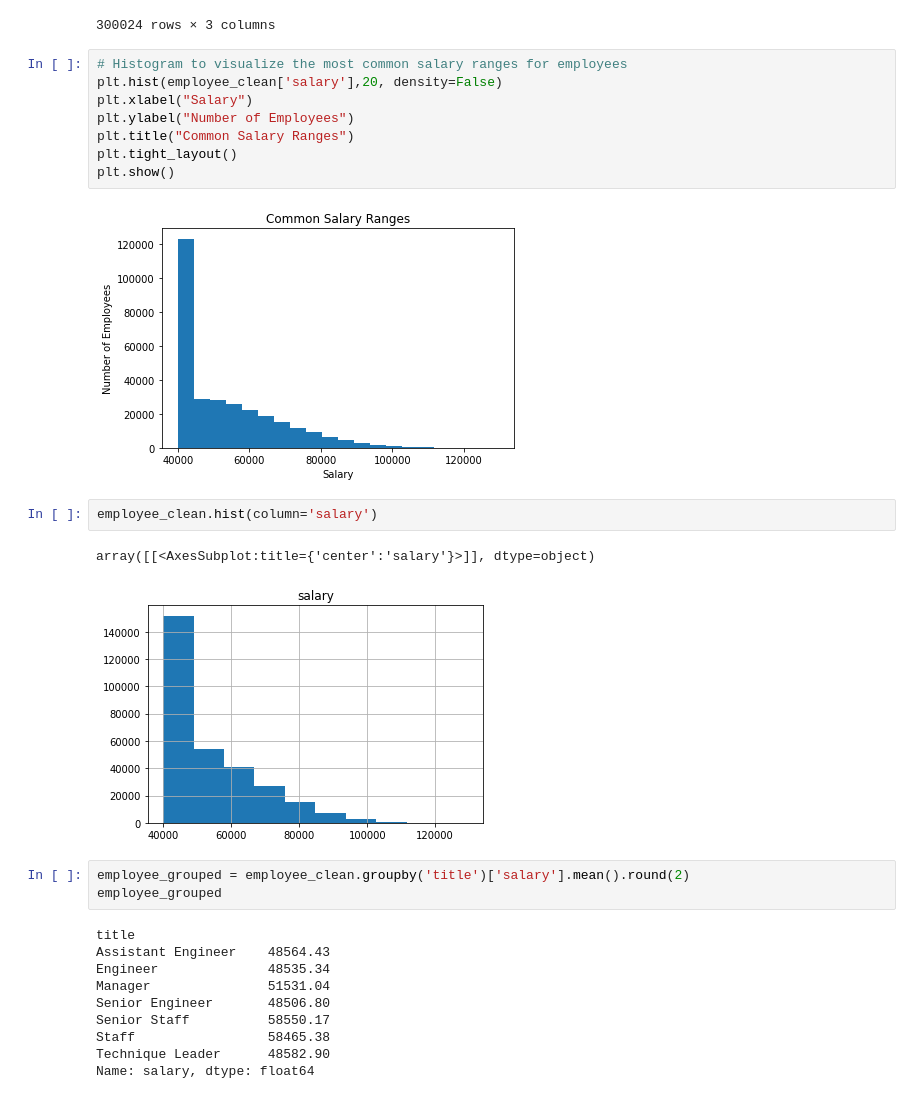
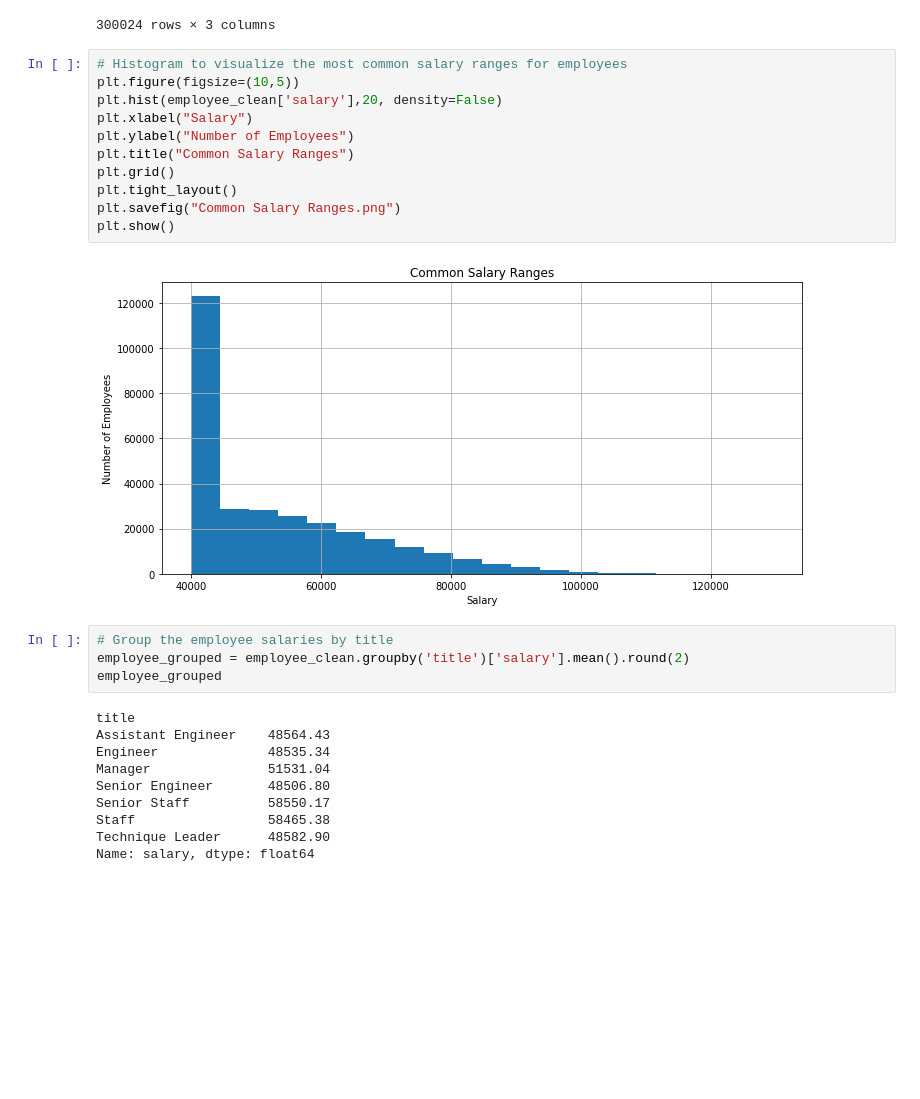
Before and after one commit to J3N1/UCI_Homework_Hwang, a Jupyter notebook: 09-SQL_Challenge/EmployeeSQL/Bonus_Analysis.ipynb, the cells around one changed output. Drawn from its saved outputs; the diff is of its cells as text; blank space fills up the shorter version.

```diff
--- a/09-SQL_Challenge/EmployeeSQL/Bonus_Analysis.ipynb
+++ b/09-SQL_Challenge/EmployeeSQL/Bonus_Analysis.ipynb
@@ -73,20 +73,19 @@ employee_clean
 300024 rows × 3 columns
 # %%
 # Histogram to visualize the most common salary ranges for employees
+plt.figure(figsize=(10,5))
 plt.hist(employee_clean['salary'],20, density=False)
 plt.xlabel("Salary")
 plt.ylabel("Number of Employees")
 plt.title("Common Salary Ranges")
+plt.grid()
 plt.tight_layout()
+plt.savefig("Common Salary Ranges.png")
 plt.show()
 # %% [output]
-[figure, old version]
+[figure, new version]
-# %%
-employee_clean.hist(column='salary')
-# %% [output]
-array([[<AxesSubplot:title={'center':'salary'}>]], dtype=object)
-[figure, removed]
 # %%
+# Group the employee salaries by title
 employee_grouped = employee_clean.groupby('title')['salary'].mean().round(2)
 employee_grouped
 # %% [output]
```
Also changed, not shown: parts of 2 cells of this notebook, 2 other files.
